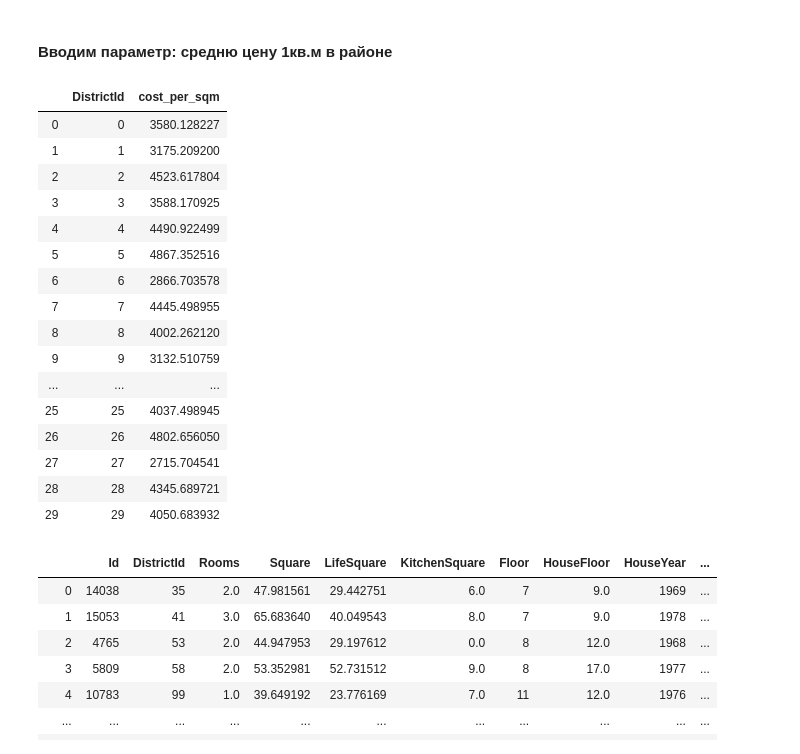
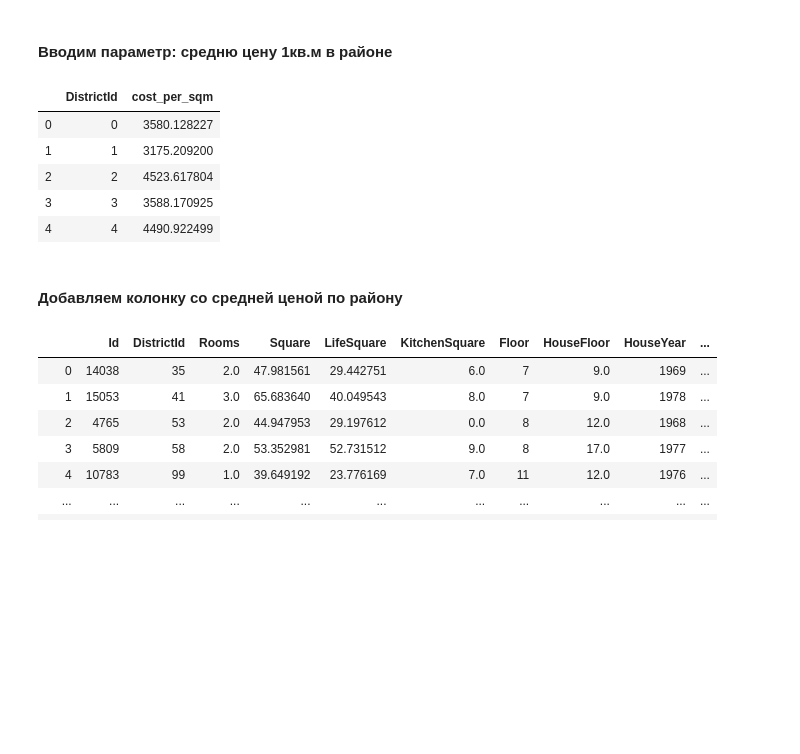
Before and after one commit to vanex77/Python-Data-Science, a Jupyter notebook: Kursovoy.ipynb, the cells around one changed output. Drawn from its saved outputs; the diff is of its cells as text; code cells hidden in the pictures; blank space fills up the shorter version.

```diff
--- a/Kursovoy.ipynb
+++ b/Kursovoy.ipynb
@@ -129,26 +133,17 @@ memory usage: 1.5+ MB
 # %%
 median_price_distr = train_df.groupby('DistrictId')[['Square', 'Price']].sum().reset_index()
 median_price_distr['cost_per_sqm'] = median_price_distr['Price'] / median_price_distr['Square']
 median_price_distr = median_price_distr[['DistrictId', 'cost_per_sqm']]
-median_price_distr.head(30)
+median_price_distr.head()
 # %% [output]
 |  | DistrictId | cost_per_sqm |
 | 0 | 0 | 3580.128227 |
 | 1 | 1 | 3175.209200 |
 | 2 | 2 | 4523.617804 |
 | 3 | 3 | 3588.170925 |
 | 4 | 4 | 4490.922499 |
-| 5 | 5 | 4867.352516 |
-| 6 | 6 | 2866.703578 |
-| 7 | 7 | 4445.498955 |
-| 8 | 8 | 4002.262120 |
-| 9 | 9 | 3132.510759 |
-| ... | ... | ... |
-| 25 | 25 | 4037.498945 |
-| 26 | 26 | 4802.656050 |
-| 27 | 27 | 2715.704541 |
-| 28 | 28 | 4345.689721 |
-| 29 | 29 | 4050.683932 |
+# %% [markdown]
+#### Добавляем колонку со средней ценой по району
 # %%
 train_df = pd.merge(train_df, median_price_distr, how='left', on='DistrictId')
 train_df
```
Also changed, not shown: parts of 26 cells of this notebook, 1 other file.
